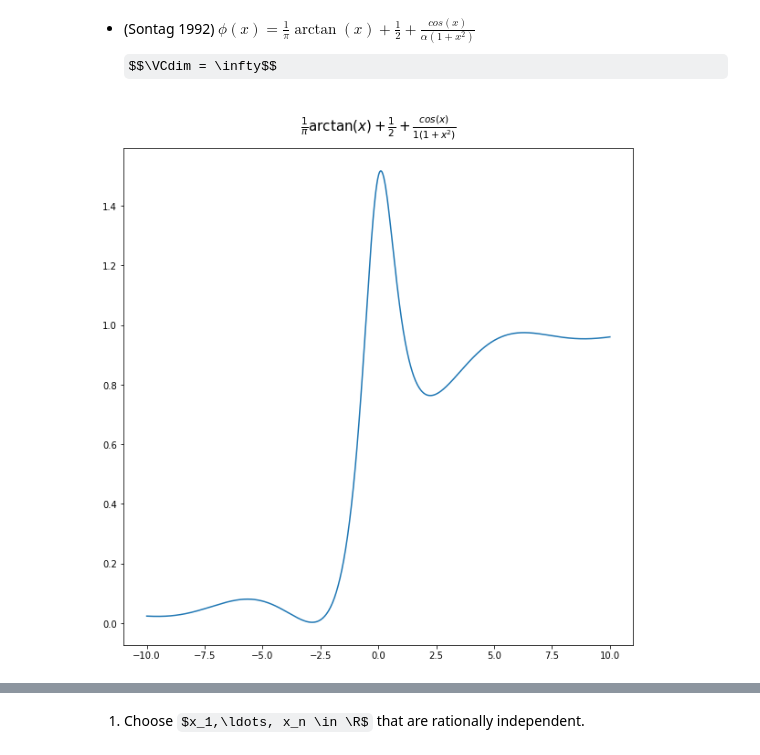
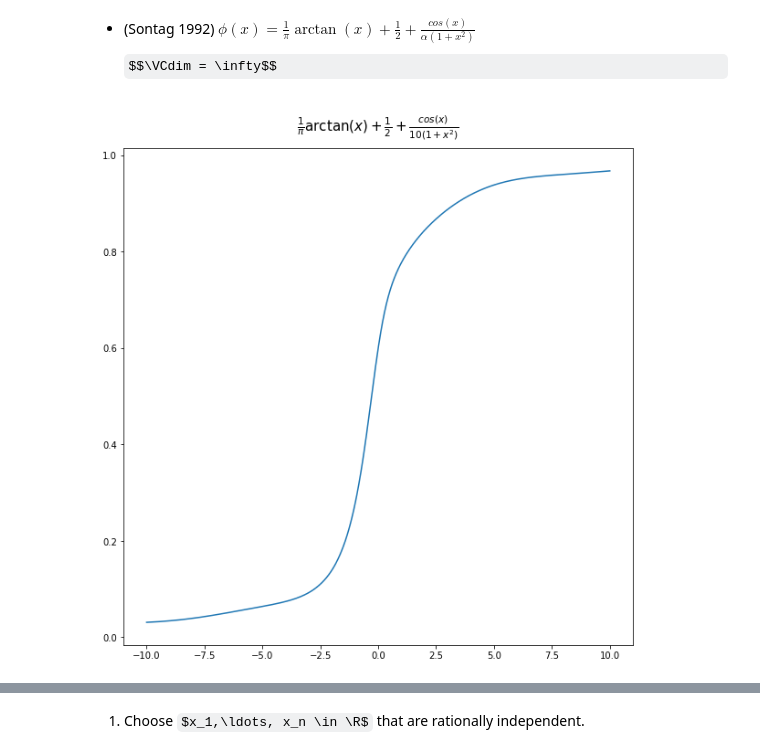
Before and after one commit to BennyAvelin/DeepLearningLectureSeries, a Jupyter notebook: slides_mini_course/Session2.ipynb, the cells around one changed output, grey strips where cells are left out. Saved outputs shown, nothing was run; the diff lists cells and outputs as text; code cells hidden in the pictures; some formulas as TeX source.

```diff
--- a/slides_mini_course/Session2.ipynb
+++ b/slides_mini_course/Session2.ipynb
@@ -275,9 +275,9 @@ def plot_act(alpha=10):
     plt.title("$\\frac{1}{\\pi} \\arctan(x)+ \\frac{1}{2} + \\frac{cos(x)}{alpha (1+x^2)}$".replace('alpha',str(alpha)),fontsize=15,pad=20)
     plt.show()
 # %%
-plot_act(alpha=1)
+plot_act(alpha=10)
 # %% [output]
-[figure, old version]
+[figure, new version]
 # %% [markdown]
 # Proof
 
```
Also changed, not shown: parts of 1 cell of this notebook.
